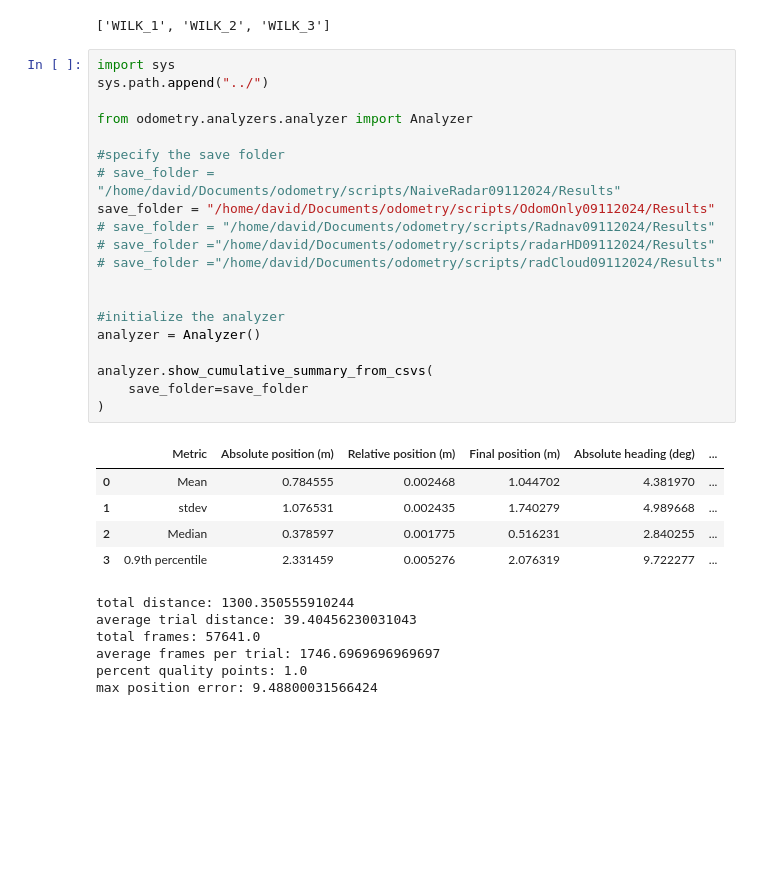
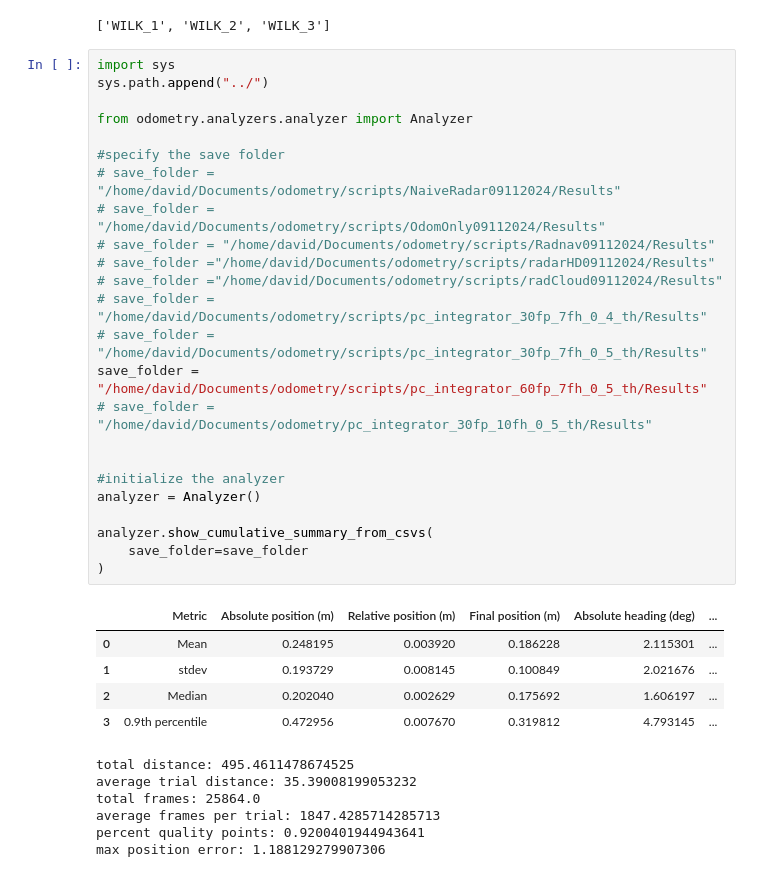
Before and after one commit to davidmhunt/odometry, a Jupyter notebook: notebooks/prepare_and_view_results_from_csv.ipynb, the cells around one changed output. Drawn from its saved outputs; the diff is of its cells as text; blank space fills up the shorter version.

```diff
--- a/notebooks/prepare_and_view_results_from_csv.ipynb
+++ b/notebooks/prepare_and_view_results_from_csv.ipynb
@@ -15,35 +15,39 @@ print(os.listdir(directory_path))
 # %%
 import sys
 sys.path.append("../")
 
 from odometry.analyzers.analyzer import Analyzer
 
 #specify the save folder
 # save_folder = "/home/david/Documents/odometry/scripts/NaiveRadar09112024/Results"
-save_folder = "/home/david/Documents/odometry/scripts/OdomOnly09112024/Results"
+# save_folder = "/home/david/Documents/odometry/scripts/OdomOnly09112024/Results"
 # save_folder = "/home/david/Documents/odometry/scripts/Radnav09112024/Results"
 # save_folder ="/home/david/Documents/odometry/scripts/radarHD09112024/Results"
 # save_folder ="/home/david/Documents/odometry/scripts/radCloud09112024/Results"
+# save_folder = "/home/david/Documents/odometry/scripts/pc_integrator_30fp_7fh_0_4_th/Results"
+# save_folder = "/home/david/Documents/odometry/scripts/pc_integrator_30fp_7fh_0_5_th/Results"
+save_folder = "/home/david/Documents/odometry/scripts/pc_integrator_60fp_7fh_0_5_th/Results"
+# save_folder = "/home/david/Documents/odometry/pc_integrator_30fp_10fh_0_5_th/Results"
 
 
 #initialize the analyzer
 analyzer = Analyzer()
 
 analyzer.show_cumulative_summary_from_csvs(
     save_folder=save_folder
 )
 # %% [output]
 |  | Metric | Absolute position (m) | Relative position (m) | Final position (m) | Absolute heading (deg) | ... |
-| 0 | Mean | 0.784555 | 0.002468 | 1.044702 | 4.381970 | ... |
-| 1 | stdev | 1.076531 | 0.002435 | 1.740279 | 4.989668 | ... |
-| 2 | Median | 0.378597 | 0.001775 | 0.516231 | 2.840255 | ... |
-| 3 | 0.9th percentile | 2.331459 | 0.005276 | 2.076319 | 9.722277 | ... |
+| 0 | Mean | 0.248195 | 0.003920 | 0.186228 | 2.115301 | ... |
+| 1 | stdev | 0.193729 | 0.008145 | 0.100849 | 2.021676 | ... |
+| 2 | Median | 0.202040 | 0.002629 | 0.175692 | 1.606197 | ... |
+| 3 | 0.9th percentile | 0.472956 | 0.007670 | 0.319812 | 4.793145 | ... |
-total distance: 1300.350555910244
-average trial distance: 39.40456230031043
-total frames: 57641.0
-average frames per trial: 1746.6969696969697
-percent quality points: 1.0
-max position error: 9.48800031566424
+total distance: 495.4611478674525
+average trial distance: 35.39008199053232
+total frames: 25864.0
+average frames per trial: 1847.4285714285713
+percent quality points: 0.9200401944943641
+max position error: 1.188129279907306
 # %%
 from odometry.plotting.plotter_analyzer import PlotterAnalyzer
 import matplotlib.pyplot as plt
```
Also changed, not shown: parts of 2 cells of this notebook, 7 other files.
